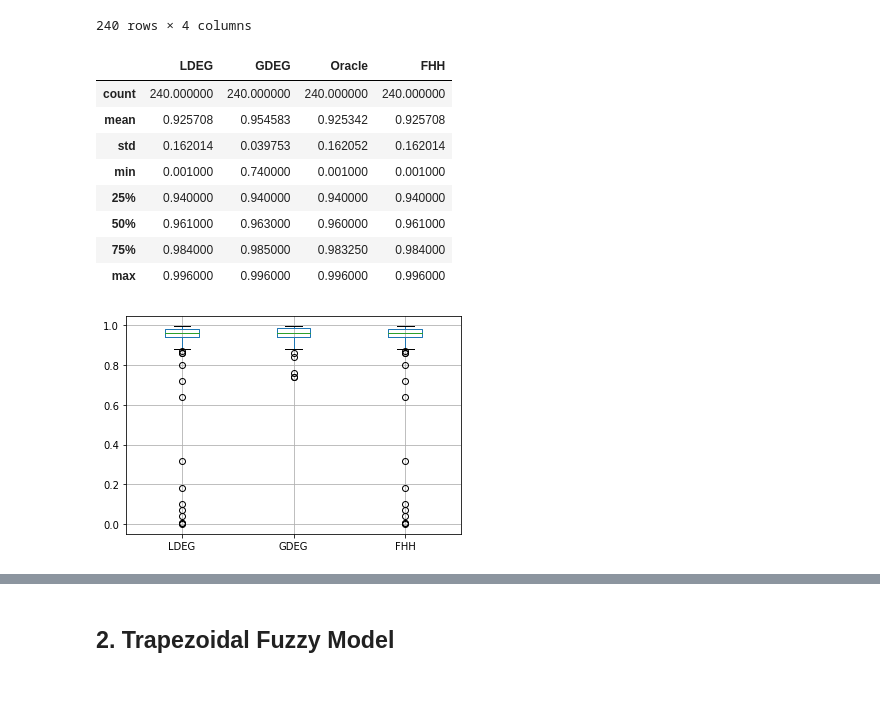
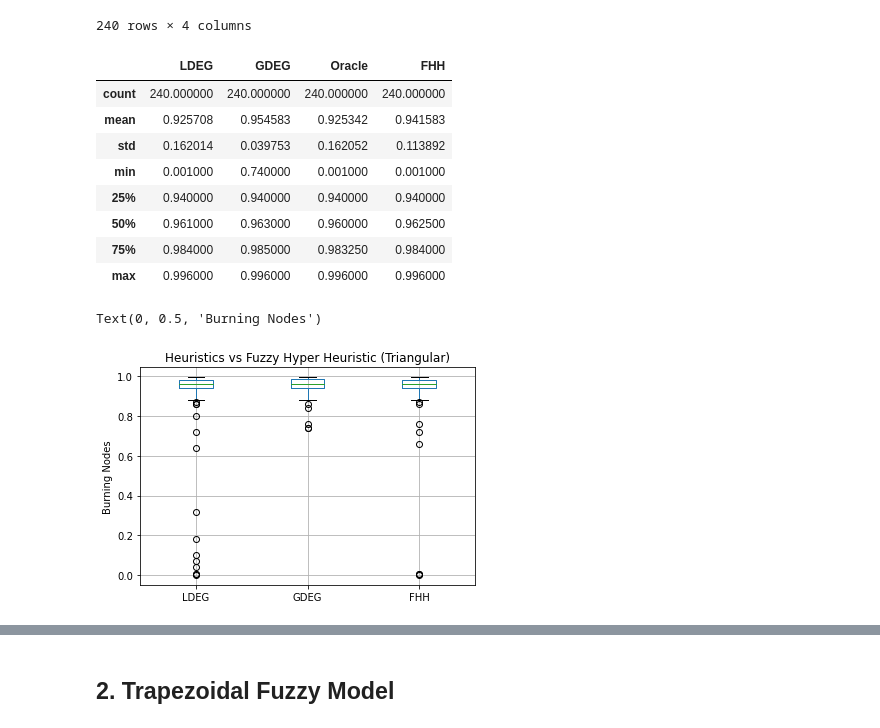
Before and after one commit to AndresGarciaEscalante/Fire-Fighter-Problem, a Jupyter notebook: Visualize the Results.ipynb, the cells around one changed output, grey strips where cells are left out. Saved outputs shown, nothing was run; the diff lists cells and outputs as text; code cells hidden in the pictures; blank space fills up the shorter version.

```diff
--- a/Visualize the Results.ipynb
+++ b/Visualize the Results.ipynb
@@ -3,7 +3,7 @@ import pandas as pd
 # %% [markdown]
 ## 1. Triangular Fuzzy Model
 # %%
-trifm=pd.read_csv('trainset_results.csv',index_col=[0])
+trifm=pd.read_csv('testset_results_triangular.csv',index_col=[0])
 trifm
 # %% [output]
 |  | LDEG | GDEG | Oracle | FHH |
@@ -24,14 +24,17 @@ trifm.describe()
 # %% [output]
 |  | LDEG | GDEG | Oracle | FHH |
 | count | 240.000000 | 240.000000 | 240.000000 | 240.000000 |
-| mean | 0.925708 | 0.954583 | 0.925342 | 0.925708 |
-| std | 0.162014 | 0.039753 | 0.162052 | 0.162014 |
+| mean | 0.925708 | 0.954583 | 0.925342 | 0.941583 |
+| std | 0.162014 | 0.039753 | 0.162052 | 0.113892 |
 | min | 0.001000 | 0.740000 | 0.001000 | 0.001000 |
 | 25% | 0.940000 | 0.940000 | 0.940000 | 0.940000 |
-| 50% | 0.961000 | 0.963000 | 0.960000 | 0.961000 |
+| 50% | 0.961000 | 0.963000 | 0.960000 | 0.962500 |
 | 75% | 0.984000 | 0.985000 | 0.983250 | 0.984000 |
 | max | 0.996000 | 0.996000 | 0.996000 | 0.996000 |
 # %%
 boxplot1 = trifm.boxplot(column=['LDEG', 'GDEG', 'FHH'])
+boxplot1.set_title('Heuristics vs Fuzzy Hyper Heuristic (Triangular)')
+boxplot1.set_ylabel('Burning Nodes')
 # %% [output]
+Text(0, 0.5, 'Burning Nodes')
-[figure, old version]
+[figure, new version]
```
Also changed, not shown: parts of 11 cells of this notebook, 2 other files.
